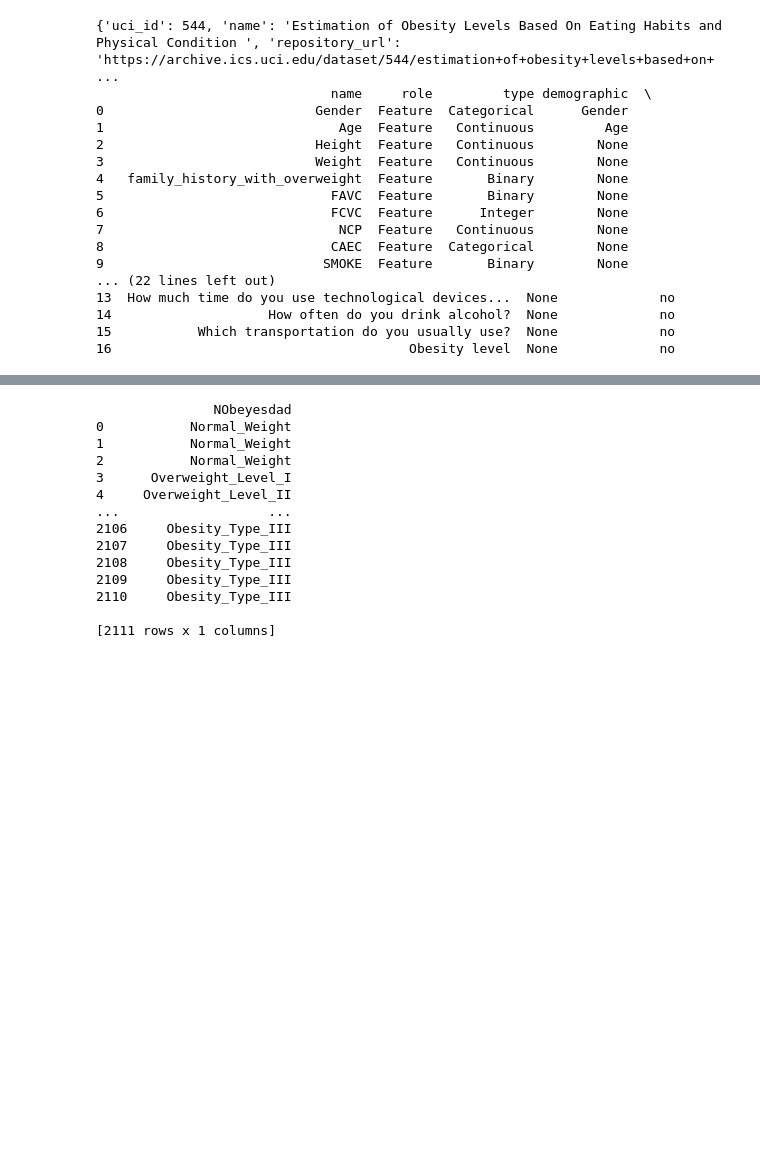
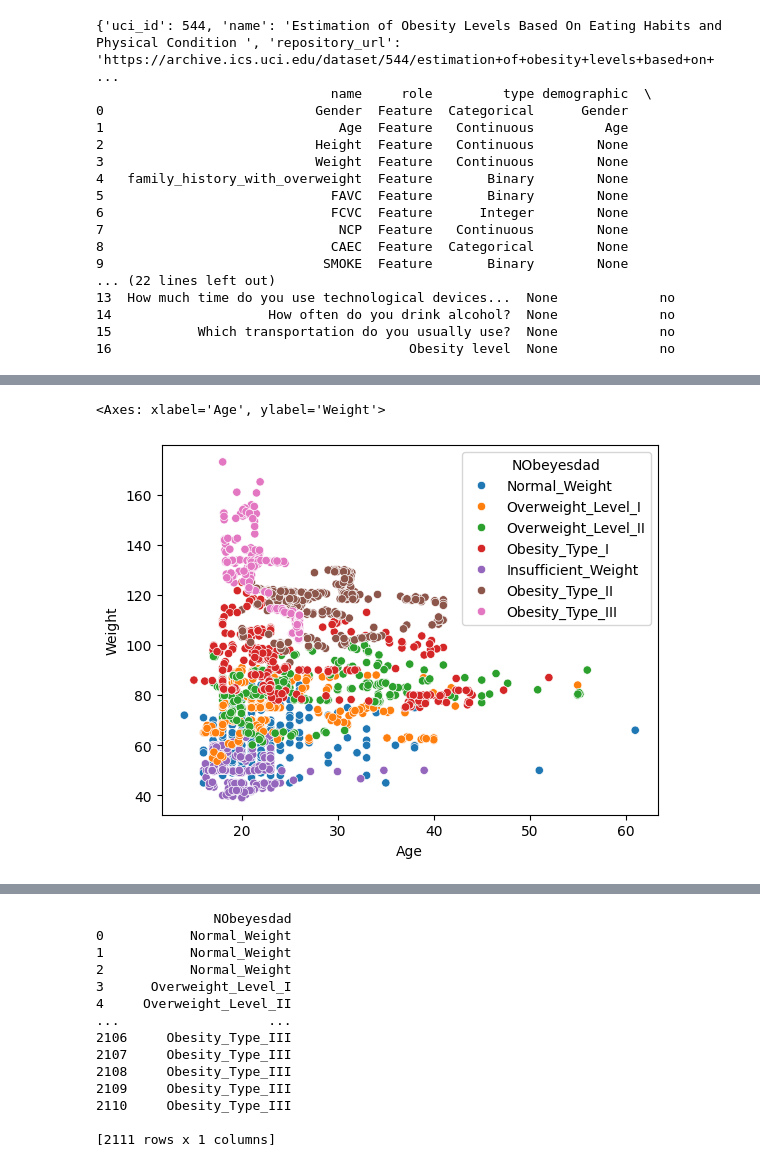
Before and after one commit to purplefunke/Taller_final, a Jupyter notebook: ML_Final/Final.ipynb, the cells around one changed output, grey strips where cells are left out. Cells and saved outputs as stored; diff of their text form; code cells hidden in the pictures; blank space fills up the shorter version.

```diff
--- a/ML_Final/Final.ipynb
+++ b/ML_Final/Final.ipynb
@@ -36,0 +45,8 @@ dataset=estimation_of_obesity_levels_based_on_eating_habits_and_physical_conditi
+# %%
+# Traigo la  grafica de los grupos
+# De la grafica se deuce que la OBESIDAD SE CONCENTRA EN LOS  PIMEROS ANIOS.
+import seaborn as sns
+sns.scatterplot(data_source,x='Age',y='Weight',hue='NObeyesdad')
+# %% [output]
+<Axes: xlabel='Age', ylabel='Weight'>
+[figure, added]
```
Also changed, not shown: parts of 6 cells of this notebook.
